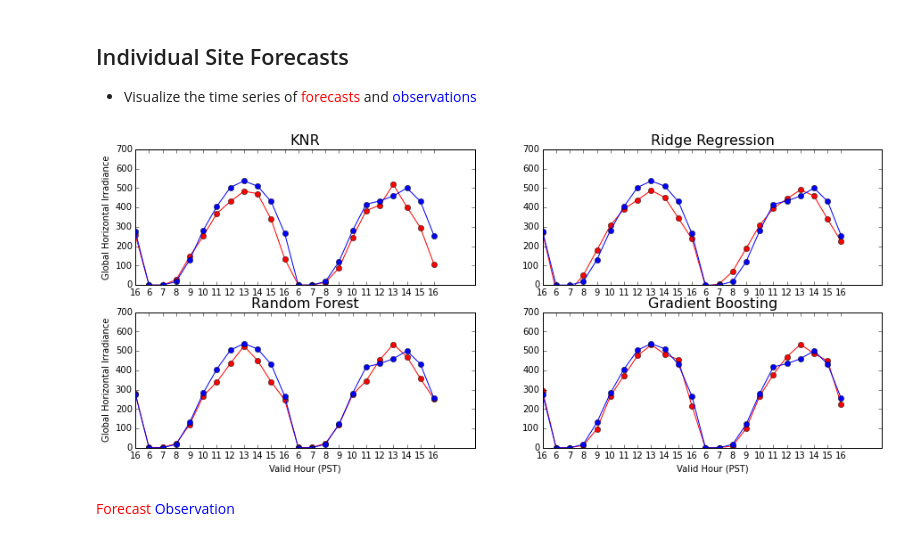
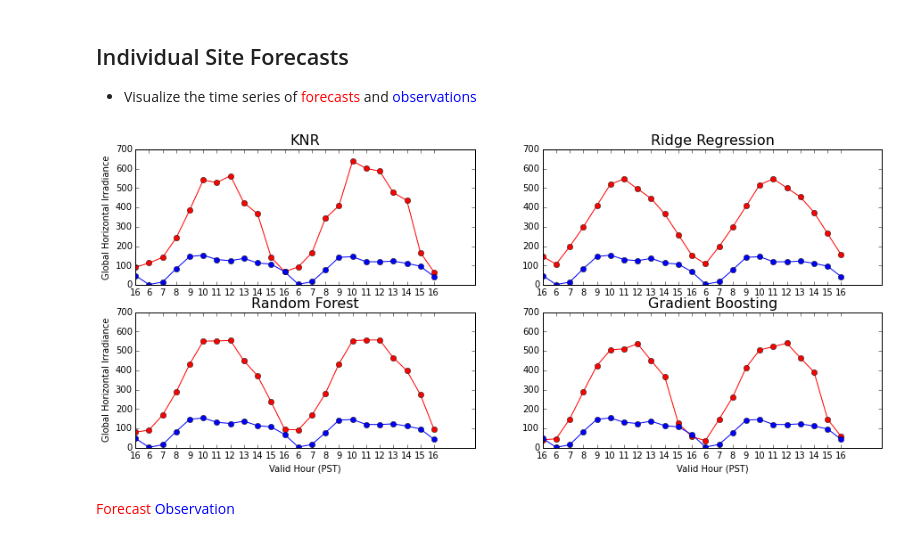
Before and after one commit to djgagne/ucar_sea_2015, a Jupyter notebook: Gagne_UCAR_SEA_Conference_Presentation.ipynb, the cells around one changed output. Saved outputs shown, nothing was run; the diff lists cells and outputs as text; code cells hidden in the pictures.

```diff
--- a/Gagne_UCAR_SEA_Conference_Presentation.ipynb
+++ b/Gagne_UCAR_SEA_Conference_Presentation.ipynb
@@ -347,23 +358,23 @@ plt.colorbar()
 # %%
 def plot_station_errors(solar_testing_data, predictions, model_name, station_number):
     station_idxs = np.where(solar_testing_data['station']==station_number)[0]
     plt.plot(predictions[station_idxs],'ro-',label=model)
     plt.plot(solar_testing_data[output_column].values[station_idxs],'bo-',label='Obs')
     plt.ylim(0,700)
     plt.xticks(np.arange(len(station_idxs)), solar_testing_data['valid_hour_pst'].values[station_idxs])
     plt.title(model_name, fontsize=16)
 #Stations are ordered by their gradient boosted regression error
-station_number = test_stations[np.argsort(station_errors)][5]
+station_number = test_stations[np.argsort(station_errors)][-2]
 plt.figure(figsize=(15,6))
 for m, model in enumerate(predictions.iterkeys()):
     plt.subplot(2, len(predictions.keys()) / 2, m + 1)
     if m % 2 == 0:
         plt.ylabel("Global Horizontal Irradiance")
     plot_station_errors(solar_testing_data, predictions[model], model, station_number)
     if m > 1:
         plt.xlabel("Valid Hour (PST)")
 # %% [output]
-[figure, old version]
+[figure, new version]
 # %% [markdown]
 <font color="red">Forecast</font> <font color="blue">Observation</font>
 # %% [markdown]
```
Also changed, not shown: parts of 4 cells of this notebook.
